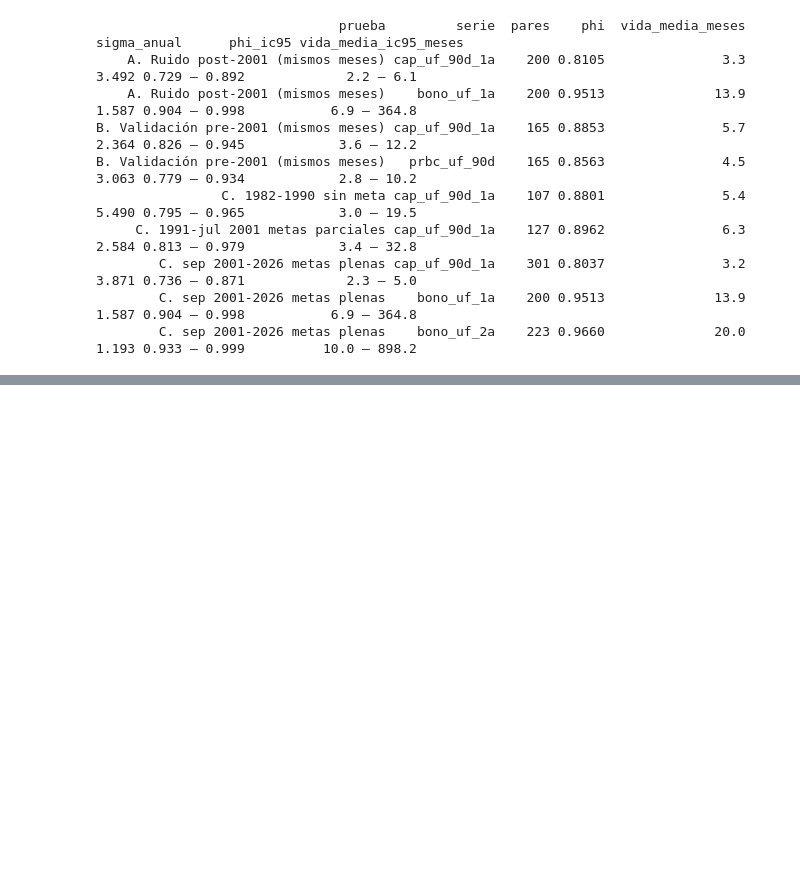
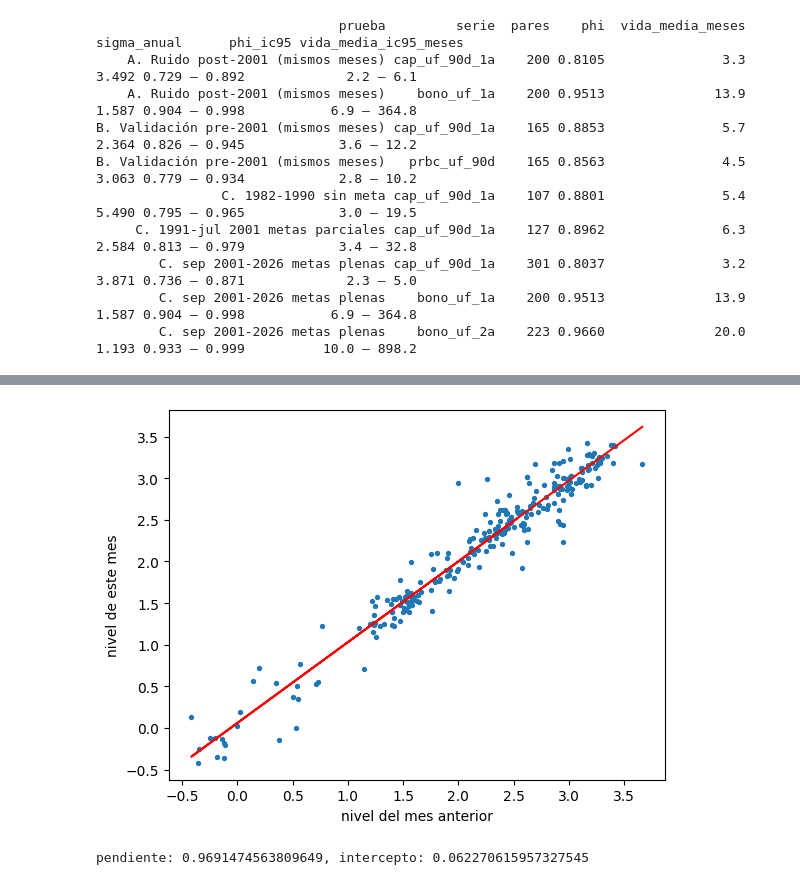
Before and after one commit to nombre00/gestor_datos_economicos, a Jupyter notebook: notebooks/003_modelo_tasas.ipynb, the cells around one changed output, grey strips where cells are left out. Drawn from its saved outputs; the diff is of its cells as text; code cells hidden in the pictures; blank space fills up the shorter version.

Commit message:
empezando a hacer el AR(1) de las tasas.

```diff
--- a/notebooks/003_modelo_tasas.ipynb
+++ b/notebooks/003_modelo_tasas.ipynb
@@ -590,0 +646,63 @@ B. Validación pre-2001 (mismos meses)   prbc_uf_90d    165 0.8563
+# %%
+# Ahora vamos a calcular el AR(1) para cada columna de la tabla.
+# El AR(1) es un modelo de regresión lineal donde no se considera toda la historia sino el último valor.
+# Nos ayuda a entender cuanto dura un shock en particular.
+
+# Fórmula: x_t = a + b · x_{t−1} + ε_t
+# Pseudo código de la fórmula: tasa del próximo mes = a + b · (tasa de este mes) + σ · (un número al azar)
+
+
+# Pasos largos para entender qué hago
+# Paso 1, armar los pares de meses: mes actual (x_t) + mes pasado (x - {t_1}). Desfasamos todas las series que ocupamos.
+nivel_desfasado = factores_relevantes["nivel"].shift(1)
+nivel = factores_relevantes["nivel"]
+
+
+# Paso 2, eliminamos la primera fila de las series.
+nivel_desfasado = nivel_desfasado.iloc[1:]
+nivel = nivel.iloc[1:]
+
+
+# Paso 3, hacer la regresión y obtener A y B.
+# Explicación: Encontrar la recta que mejor describe la relación entre la tasa de un mes y la del mes siguiente:
+# actual = a + b · anterior
+# b es la pendiente. Dice cuánto del valor del mes anterior “se arrastra” al mes siguiente.
+#  Si b = 1, la tasa no tiende a ningún lado: el mejor pronóstico es el valor actual. Si b = 0,97,
+#  cada mes se acerca un 3% hacia su nivel de largo plazo.
+# a es el intercepto. Junto con b, define hacia dónde tira la serie (μ = a / (1 − b)).
+
+# La herramienta de numpy: pendiente, intercepto = np.polyfit(x, y, 1)
+# El 1 indica el grado del polinomio: 1 es una recta. Con 2 sería una parábola.
+pendiente, intercepto = np.polyfit( nivel_desfasado, nivel, 1)
+
+# Revisión visual:
+plt.scatter(nivel_desfasado, nivel, s=8)                         # los 266 puntos
+plt.plot(nivel_desfasado, intercepto + pendiente * nivel_desfasado, color="red")   # la recta estimada
+plt.xlabel("nivel del mes anterior")
+plt.ylabel("nivel de este mes")
+plt.show()
+print(f"pendiente: {pendiente}, intercepto: {intercepto}")
+
+
+# Paso 4, calcular los residuos y su desviación estandar.
+# Qué vamos a hacer: medir, para cada mes, la distancia entre lo que realmente pasó y lo que predijo la recta.
+#  Es la distancia vertical de cada punto a la recta roja del gráfico.
+# residuo = valor real − valor predicho = actual − (a + b · anterior)
+residuos = nivel - (intercepto + pendiente * nivel_desfasado)
+sigma = residuos.std()
+
+
+# Calcular μ y la vida media.
+
+
+# Función para sistematizar.
+def calcular_ar1(serie):
+    actual = serie.iloc[1:]
+    anterior = serie.shift(1).iloc[1:]
+    pendiente, intercepto = np.polyfit(anterior, actual, 1)
+    residuos = actual - (intercepto + pendiente * anterior)
+    sigma = residuos.std()
+    return 1
+# %% [output]
+[figure, added]
+pendiente: 0.9691474563809649, intercepto: 0.062270615957327545
```
Also changed, not shown: parts of 2 cells of this notebook.
